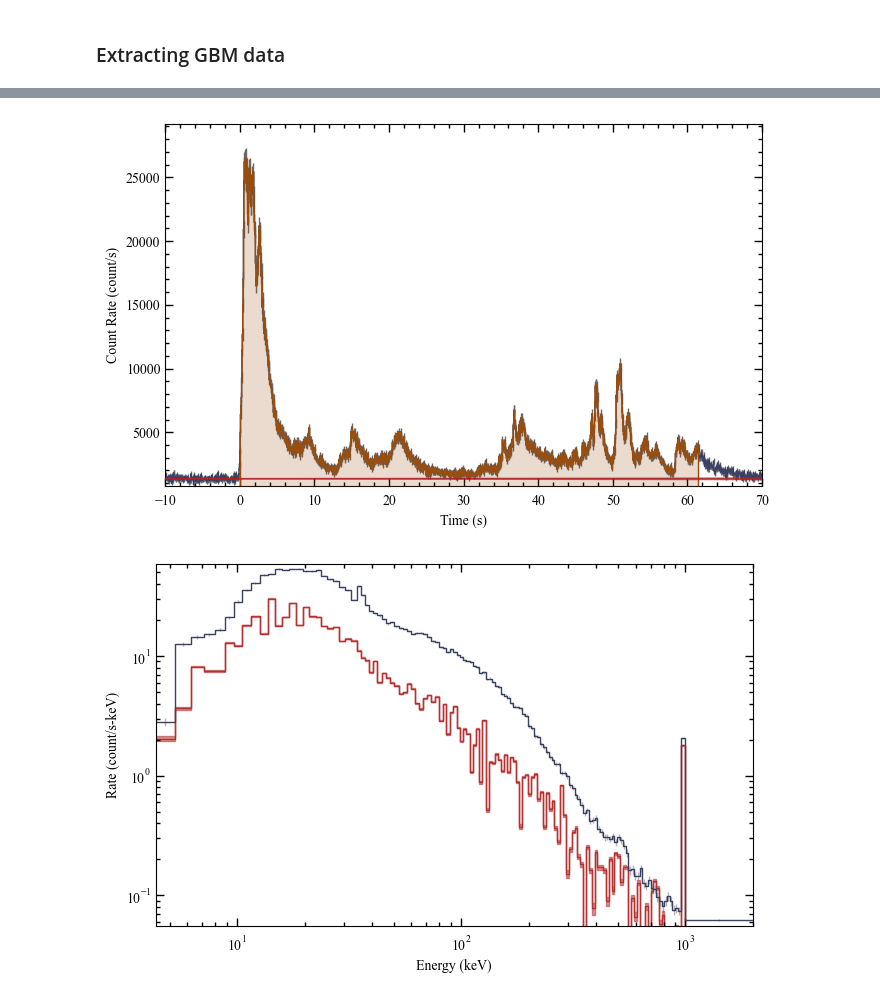
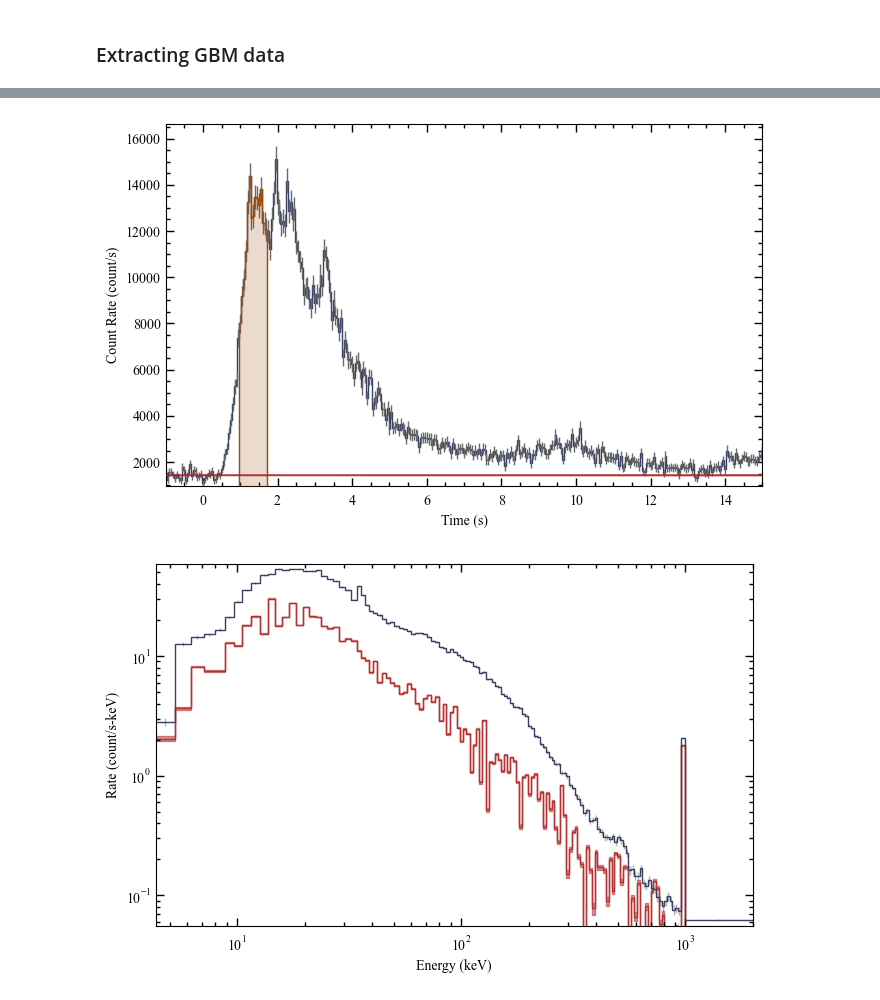
Before and after one commit to AndreasRamsli/GRB, a Jupyter notebook: xspec/FERMI/GRB210619B/GRB210619B_extract_files.ipynb, the cells around one changed output, grey strips where cells are left out. Cells and saved outputs as stored; diff of their text form; code cells hidden in the pictures.

```diff
--- a/xspec/FERMI/GRB210619B/GRB210619B_extract_files.ipynb
+++ b/xspec/FERMI/GRB210619B/GRB210619B_extract_files.ipynb
@@ -159,7 +159,7 @@ tshift:  0.334064
 # %% [markdown]
 #  Extract data from selected unit(s)+
 # %%
-unit = all_dets[idx_sort_angsep][0]
+unit = all_dets[idx_sort_angsep][2]
 #unit = trig_dets[0] #unit of the first trigger detector. What unit is this?
 print(unit)
 
@@ -617,6 +618,7 @@ if np.all(isel == isel_bkg):
 # %%
 # Now, we need to define a time interval of interest.  It could be a single bin, or it could be multiple bins.  Let's select the brightest two bins in this view.
 # our lightcurve source selection
+T0,T1,T2,T3,T4,T5,T6 = 0,1,1.7,2.18,2.79,3.60,4.5
 T = [T0,T1,T2,T3,T4,T5,T6]
 i = 0
 while i<len(T)-1:
@@ -673,12 +674,12 @@ while i<len(T)-1:
 # %%
-src_time = (0,61.4)
+src_time = (T1,T2)
 src_lc = phaii.to_lightcurve(time_range=src_time, energy_range=erange)
 
 lcplot = Lightcurve(data=lcdata, background=lc_bkgd)
 lcplot.add_selection(src_lc)
-lcplot.xlim = (-10,70) #view_range"""
+lcplot.xlim = (-1,15) #view_range"""
 # %% [output]
-[figure, old version]
+[figure, new version]
 # %%
 # The orange shading indicates the time bins you've selected as source signal.  You can also make a plot of the count spectrum during the selection  to see what the background model looks like in comparison to the data:
 # the observed count spectrum during the source selection
```
Also changed, not shown: parts of 7 cells of this notebook, 26 other files.
